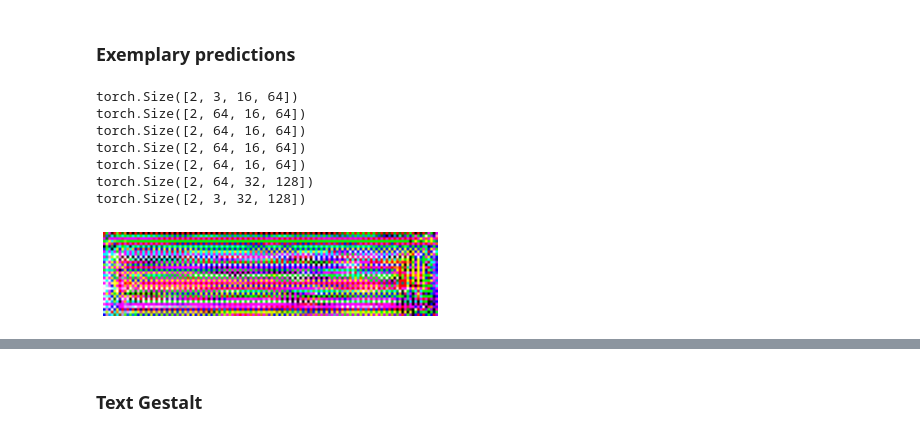
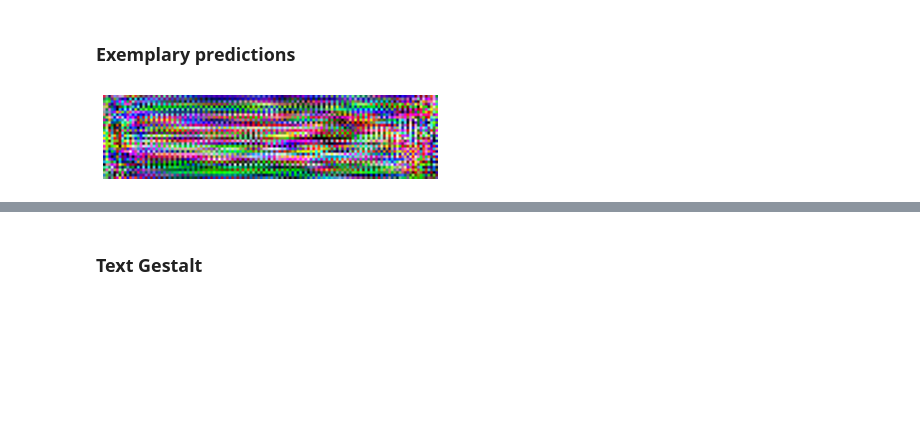
Before and after one commit to zuzg/text-super-resolution, a Jupyter notebook: Project3.ipynb, the cells around one changed output, grey strips where cells are left out. Drawn from its saved outputs; the diff is of its cells as text; code cells hidden in the pictures; blank space fills up the shorter version.

```diff
--- a/Project3.ipynb
+++ b/Project3.ipynb
@@ -124,7 +125,12 @@ class SRDataset(Dataset):
             lr = cv2.resize(lr, (64, 16))
             hr = cv2.resize(hr, (128, 32))
         if self.normalize:
-            lr = lr / 255 # [0; 1]
+            # lr = lr / 255 # [0; 1]
+
+            lr = lr.astype(np.float32)
+            lr = (lr - 127.5) / 127.5 # [-1; 1]
+
+
             hr = hr.astype(np.float32)
             hr = (hr - 127.5) / 127.5 # [-1; 1]
 
@@ -319,22 +424,11 @@ adversarial_loss 1.0542433261871338
 # %%
 # TODO show sample predictions
 # %%
-checkpoint = torch.load('checkpoints/weights.pth', map_location=torch.device('cpu'))
+checkpoint = torch.load('checkpoint/model_blabla.pth', map_location=torch.device('cpu'))
 new_model = checkpoint['model']
-
-# load_model(new_model, 'checkpoints/weights.pth')
-# new_model.to(device)
-# new_model
 # %%
 new_model.eval()
 LR_res = new_model.forward(example_batch.float())
-display_img_tensor(LR_res.detach()[0])
+display_img_tensor(LR_res.detach()[0], rescale=True)
 # %% [output]
-torch.Size([2, 3, 16, 64])
-torch.Size([2, 64, 16, 64])
-torch.Size([2, 64, 16, 64])
-torch.Size([2, 64, 16, 64])
-torch.Size([2, 64, 16, 64])
-torch.Size([2, 64, 32, 128])
-torch.Size([2, 3, 32, 128])
-[figure, old version]
+[figure, new version]
```
Also changed, not shown: parts of 10 cells of this notebook, 4 other files.
